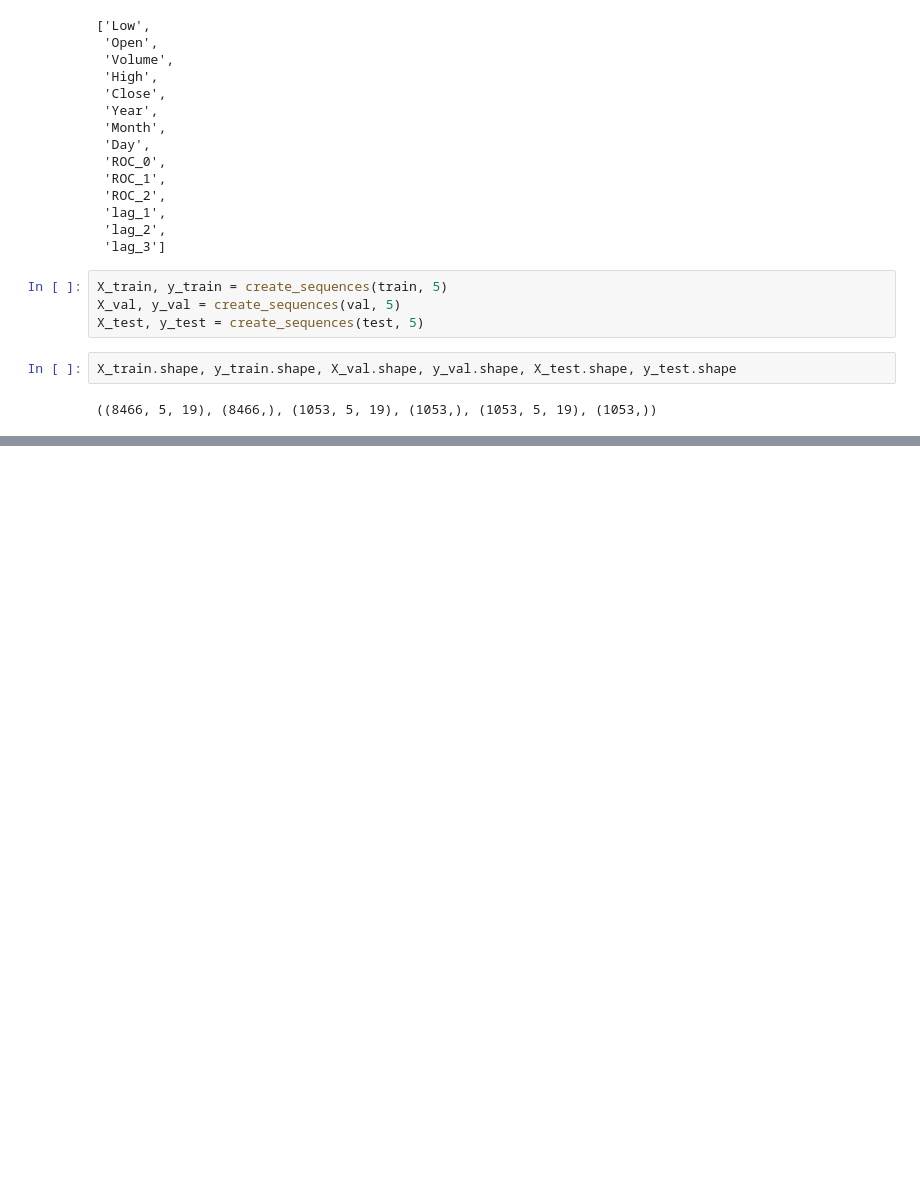
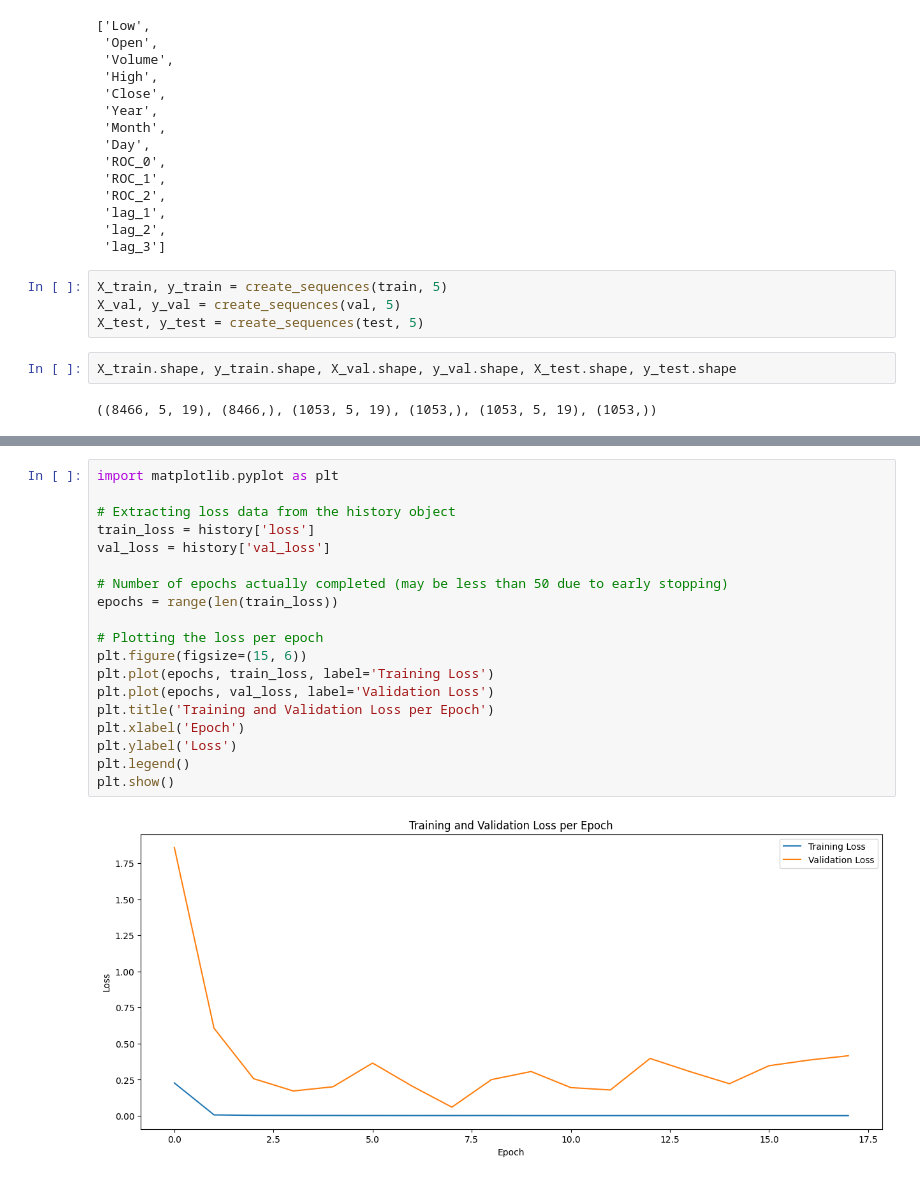
Before and after one commit to nicola-cecere/Stock_Market_TS_Prediction, a Jupyter notebook: models/LSTM_feature_enhanced.ipynb, the cells around one changed output, grey strips where cells are left out. Drawn from its saved outputs; the diff is of its cells as text; blank space fills up the shorter version.

Commit message:
add loss graph

```diff
--- a/models/LSTM_feature_enhanced.ipynb
+++ b/models/LSTM_feature_enhanced.ipynb
@@ -225,0 +226,21 @@ plt.show()
+# %%
+import matplotlib.pyplot as plt
+
+# Extracting loss data from the history object
+train_loss = history['loss']
+val_loss = history['val_loss']
+
+# Number of epochs actually completed (may be less than 50 due to early stopping)
+epochs = range(len(train_loss))
+
+# Plotting the loss per epoch
+plt.figure(figsize=(15, 6))
+plt.plot(epochs, train_loss, label='Training Loss')
+plt.plot(epochs, val_loss, label='Validation Loss')
+plt.title('Training and Validation Loss per Epoch')
+plt.xlabel('Epoch')
+plt.ylabel('Loss')
+plt.legend()
+plt.show()
+# %% [output]
+[figure, added]
```
Also changed, not shown: parts of 6 cells of this notebook.
